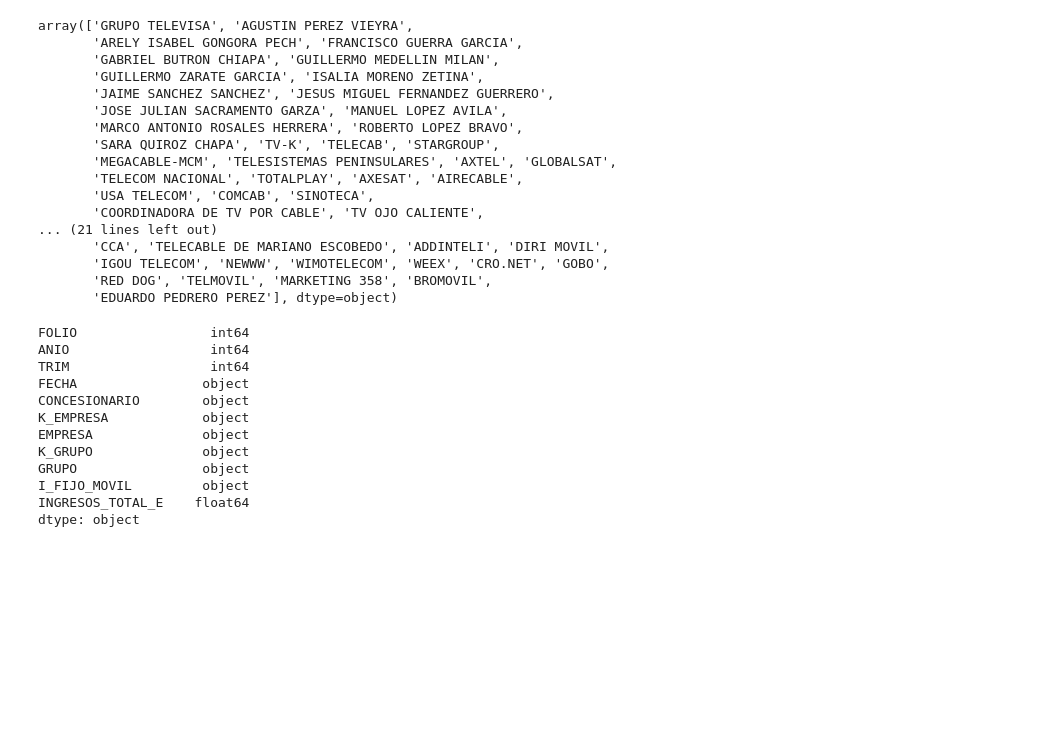
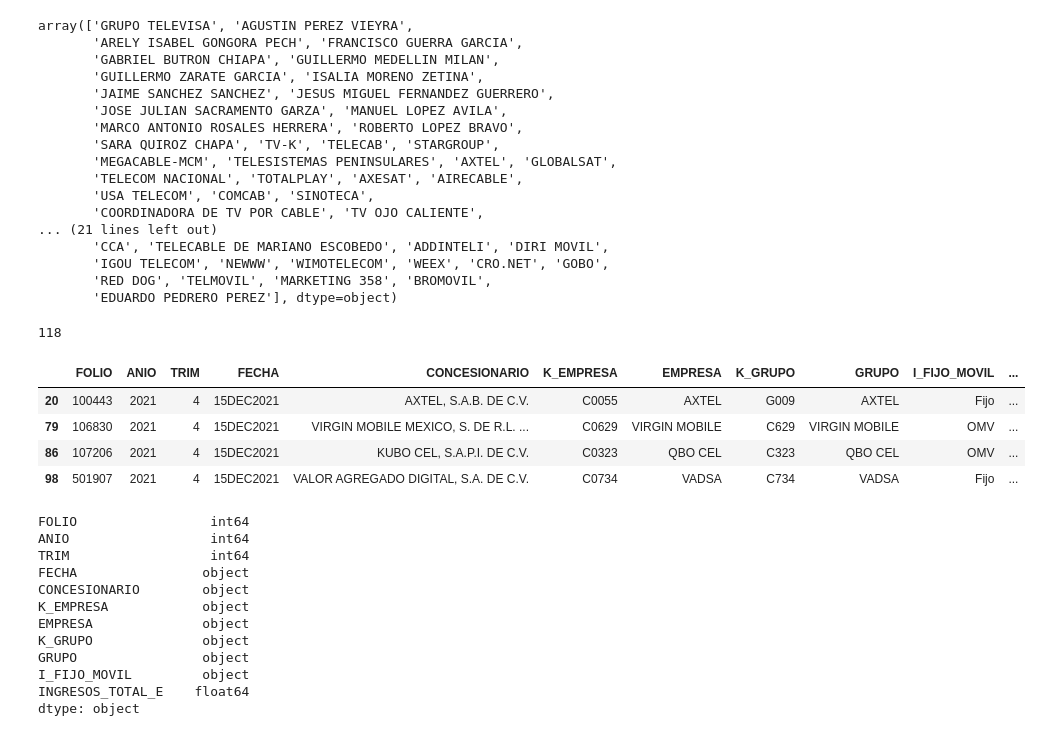
Before and after one commit to RodGuarneros/BiasAnalysis, a Jupyter notebook: selección_CPO_Ingresos2021_final.ipynb, the cells around one changed output. Cells and saved outputs as stored; diff of their text form; code cells hidden in the pictures; blank space fills up the shorter version.

```diff
--- a/selección_CPO_Ingresos2021_final.ipynb
+++ b/selección_CPO_Ingresos2021_final.ipynb
@@ -49,6 +49,18 @@ array(['GRUPO TELEVISA', 'AGUSTIN PEREZ VIEYRA',
        'IGOU TELECOM', 'NEWWW', 'WIMOTELECOM', 'WEEX', 'CRO.NET', 'GOBO',
        'RED DOG', 'TELMOVIL', 'MARKETING 358', 'BROMOVIL',
        'EDUARDO PEDRERO PEREZ'], dtype=object)
+# %%
+len(ingresos['GRUPO'].unique())
+# %% [output]
+118
+# %%
+ingresos[ingresos['INGRESOS_TOTAL_E'].isna()==True]
+# %% [output]
+|  | FOLIO | ANIO | TRIM | FECHA | CONCESIONARIO | K_EMPRESA | EMPRESA | K_GRUPO | GRUPO | I_FIJO_MOVIL | ... |
+| 20 | 100443 | 2021 | 4 | 15DEC2021 | AXTEL, S.A.B. DE C.V. | C0055 | AXTEL | G009 | AXTEL | Fijo | ... |
+| 79 | 106830 | 2021 | 4 | 15DEC2021 | VIRGIN MOBILE MEXICO, S. DE R.L. ... | C0629 | VIRGIN MOBILE | C629 | VIRGIN MOBILE | OMV | ... |
+| 86 | 107206 | 2021 | 4 | 15DEC2021 | KUBO CEL, S.A.P.I. DE C.V. | C0323 | QBO CEL | C323 | QBO CEL | OMV | ... |
+| 98 | 501907 | 2021 | 4 | 15DEC2021 | VALOR AGREGADO DIGITAL, S.A. DE C.V. | C0734 | VADSA | C734 | VADSA | Fijo | ... |
 # %%
 ingresos.dtypes
 # %% [output]
```
Also changed, not shown: parts of 12 cells of this notebook, 6 other files.
